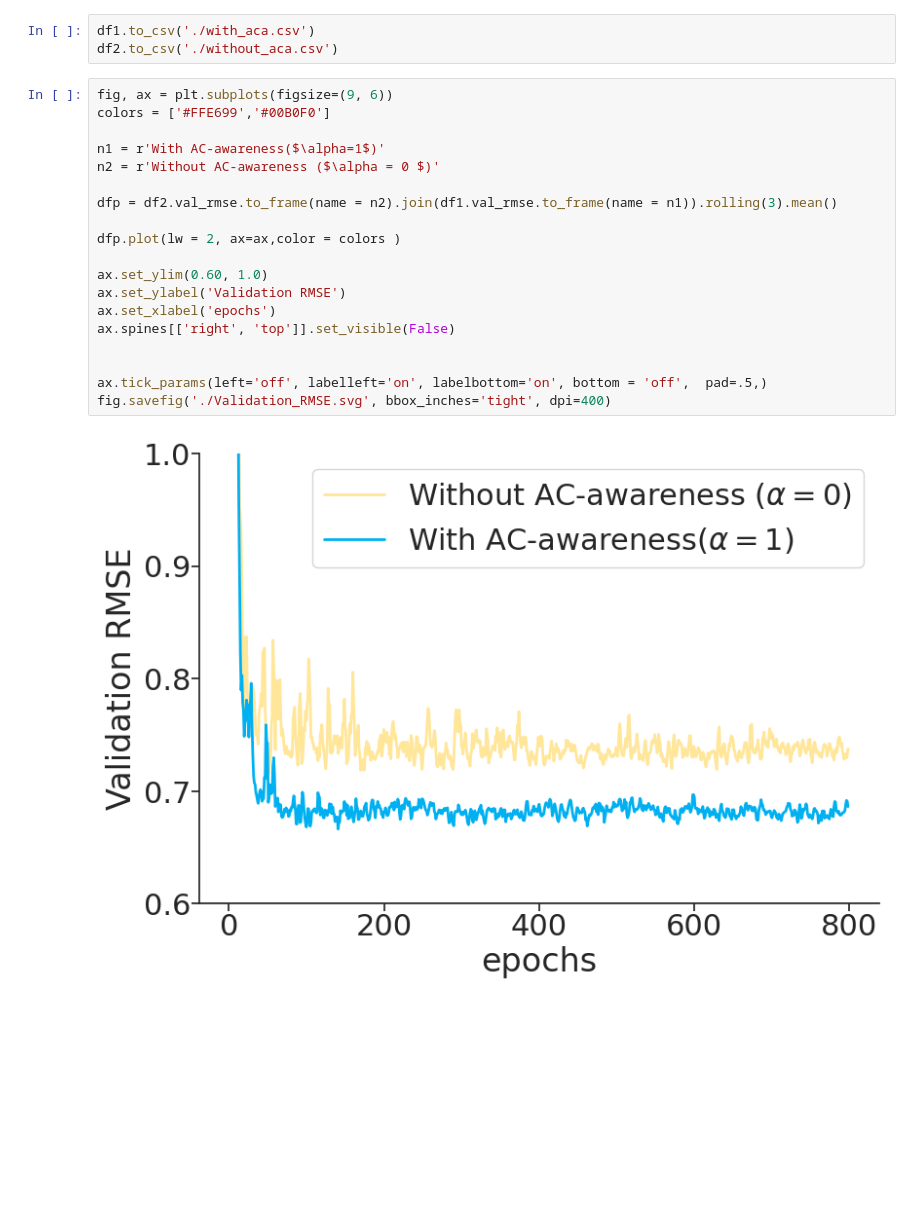
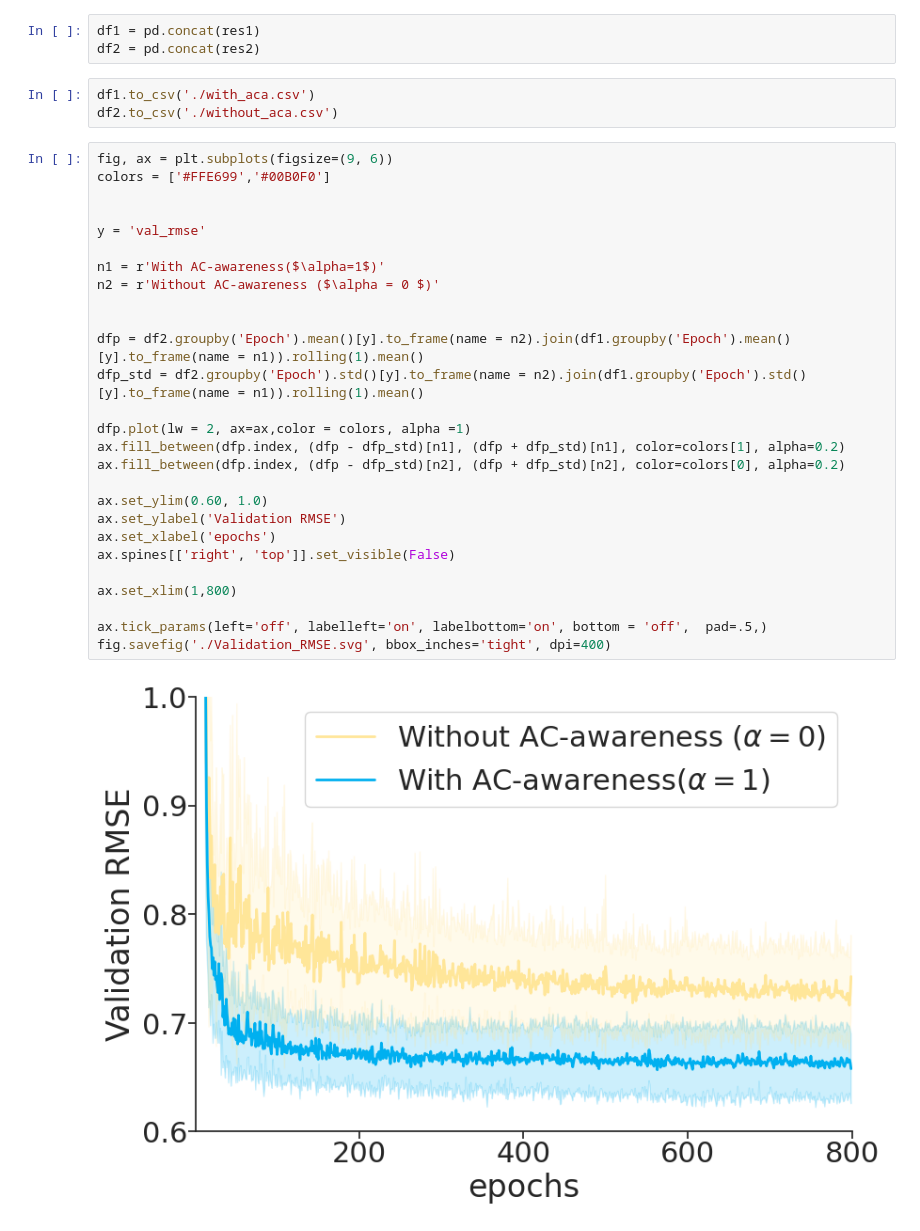
Before and after one commit to shenwanxiang/ACANet, a Jupyter notebook: experiment/00_PoC/PoC_HSSMS_loss.ipynb, the cells around one changed output. Drawn from its saved outputs; the diff is of its cells as text; blank space fills up the shorter version.

```diff
--- a/experiment/00_PoC/PoC_HSSMS_loss.ipynb
+++ b/experiment/00_PoC/PoC_HSSMS_loss.ipynb
@@ -181,24 +345,35 @@ Epoch: 799, Loss: 0.1361 tsm_loss: 4.1383 reg_loss: 0.1361 n_pos_triplets: 17462
+# %%
+df1 = pd.concat(res1)
+df2 = pd.concat(res2)
 # %%
 df1.to_csv('./with_aca.csv')
 df2.to_csv('./without_aca.csv')
 # %%
 fig, ax = plt.subplots(figsize=(9, 6))
 colors = ['#FFE699','#00B0F0']
 
+
+y = 'val_rmse'
+
 n1 = r'With AC-awareness($\alpha=1$)'
 n2 = r'Without AC-awareness ($\alpha = 0 $)'
 
-dfp = df2.val_rmse.to_frame(name = n2).join(df1.val_rmse.to_frame(name = n1)).rolling(3).mean()
 
-dfp.plot(lw = 2, ax=ax,color = colors )
+dfp = df2.groupby('Epoch').mean()[y].to_frame(name = n2).join(df1.groupby('Epoch').mean()[y].to_frame(name = n1)).rolling(1).mean()
+dfp_std = df2.groupby('Epoch').std()[y].to_frame(name = n2).join(df1.groupby('Epoch').std()[y].to_frame(name = n1)).rolling(1).mean()
+
+dfp.plot(lw = 2, ax=ax,color = colors, alpha =1)
+ax.fill_between(dfp.index, (dfp - dfp_std)[n1], (dfp + dfp_std)[n1], color=colors[1], alpha=0.2)
+ax.fill_between(dfp.index, (dfp - dfp_std)[n2], (dfp + dfp_std)[n2], color=colors[0], alpha=0.2)
 
 ax.set_ylim(0.60, 1.0)
 ax.set_ylabel('Validation RMSE')
 ax.set_xlabel('epochs')
 ax.spines[['right', 'top']].set_visible(False)
 
+ax.set_xlim(1,800)
 
 ax.tick_params(left='off', labelleft='on', labelbottom='on', bottom = 'off',  pad=.5,)
 fig.savefig('./Validation_RMSE.svg', bbox_inches='tight', dpi=400)
 # %% [output]
-[figure, old version]
+[figure, new version]
```
Also changed, not shown: parts of 13 cells of this notebook, 6 other files.
